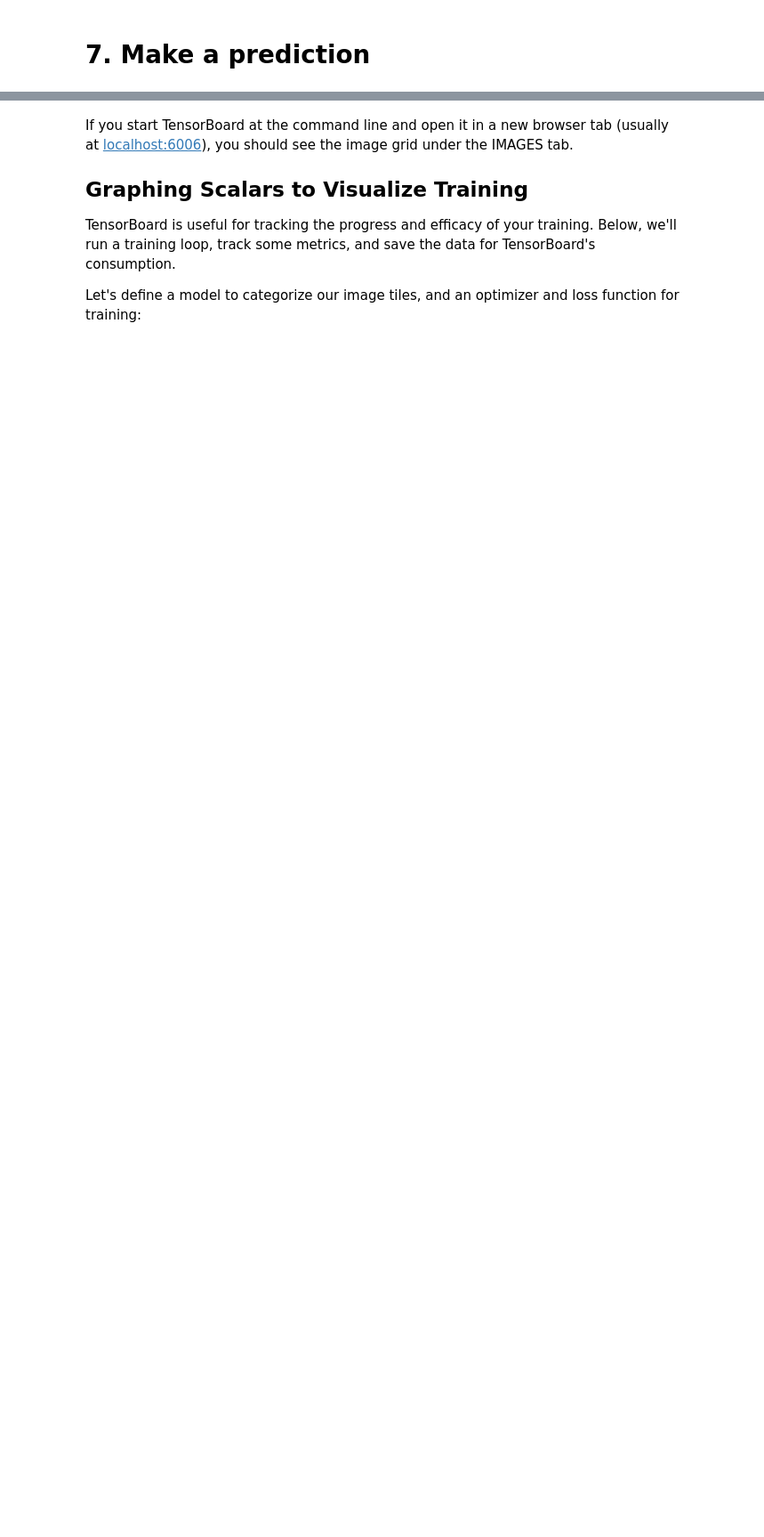
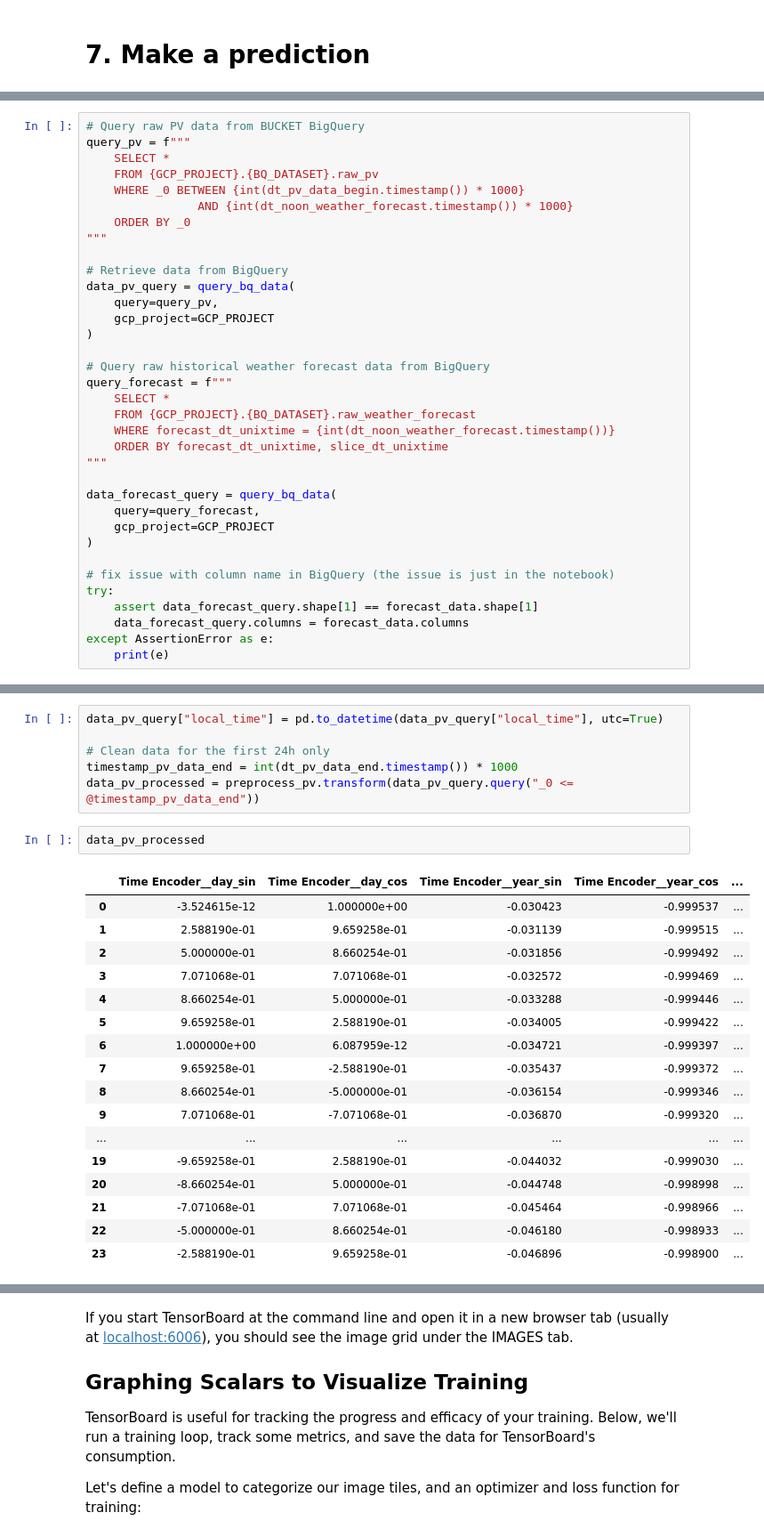
Before and after one commit to jerome-roeser/day-ahead-power-forecast, a Jupyter notebook: notebooks/advanced_power_forecast_pytorch.ipynb, the cells around one changed output, grey strips where cells are left out. Shown: that part at 89% size. Drawn from its saved outputs; the diff is of its cells as text; blank space fills up the shorter version.

```diff
--- a/notebooks/advanced_power_forecast_pytorch.ipynb
+++ b/notebooks/advanced_power_forecast_pytorch.ipynb
@@ -1104,0 +1079,35 @@ RNNModel(
+# %%
+# Query raw PV data from BUCKET BigQuery
+query_pv = f"""
+    SELECT *
+    FROM {GCP_PROJECT}.{BQ_DATASET}.raw_pv
+    WHERE _0 BETWEEN {int(dt_pv_data_begin.timestamp()) * 1000}
+                AND {int(dt_noon_weather_forecast.timestamp()) * 1000}
+    ORDER BY _0
+"""
+
+# Retrieve data from BigQuery
+data_pv_query = query_bq_data(
+    query=query_pv,
+    gcp_project=GCP_PROJECT
+)
+
+# Query raw historical weather forecast data from BigQuery
+query_forecast = f"""
+    SELECT *
+    FROM {GCP_PROJECT}.{BQ_DATASET}.raw_weather_forecast
+    WHERE forecast_dt_unixtime = {int(dt_noon_weather_forecast.timestamp())}
+    ORDER BY forecast_dt_unixtime, slice_dt_unixtime
+"""
+
+data_forecast_query = query_bq_data(
+    query=query_forecast,
+    gcp_project=GCP_PROJECT
+)
+
+# fix issue with column name in BigQuery (the issue is just in the notebook)
+try:
+    assert data_forecast_query.shape[1] == forecast_data.shape[1]
+    data_forecast_query.columns = forecast_data.columns
+except AssertionError as e:
+    print(e)
@@ -1104,0 +1122,26 @@ RNNModel(
+# %%
+data_pv_query["local_time"] = pd.to_datetime(data_pv_query["local_time"], utc=True)
+
+# Clean data for the first 24h only
+timestamp_pv_data_end = int(dt_pv_data_end.timestamp()) * 1000
+data_pv_processed = preprocess_pv.transform(data_pv_query.query("_0 <= @timestamp_pv_data_end"))
+# %%
+data_pv_processed
+# %% [output]
+|  | Time Encoder__day_sin | Time Encoder__day_cos | Time Encoder__year_sin | Time Encoder__year_cos | ... |
+| 0 | -3.524615e-12 | 1.000000e+00 | -0.030423 | -0.999537 | ... |
+| 1 | 2.588190e-01 | 9.659258e-01 | -0.031139 | -0.999515 | ... |
+| 2 | 5.000000e-01 | 8.660254e-01 | -0.031856 | -0.999492 | ... |
+| 3 | 7.071068e-01 | 7.071068e-01 | -0.032572 | -0.999469 | ... |
+| 4 | 8.660254e-01 | 5.000000e-01 | -0.033288 | -0.999446 | ... |
+| 5 | 9.659258e-01 | 2.588190e-01 | -0.034005 | -0.999422 | ... |
+| 6 | 1.000000e+00 | 6.087959e-12 | -0.034721 | -0.999397 | ... |
+| 7 | 9.659258e-01 | -2.588190e-01 | -0.035437 | -0.999372 | ... |
+| 8 | 8.660254e-01 | -5.000000e-01 | -0.036154 | -0.999346 | ... |
+| 9 | 7.071068e-01 | -7.071068e-01 | -0.036870 | -0.999320 | ... |
+| ... | ... | ... | ... | ... | ... |
+| 19 | -9.659258e-01 | 2.588190e-01 | -0.044032 | -0.999030 | ... |
+| 20 | -8.660254e-01 | 5.000000e-01 | -0.044748 | -0.998998 | ... |
+| 21 | -7.071068e-01 | 7.071068e-01 | -0.045464 | -0.998966 | ... |
+| 22 | -5.000000e-01 | 8.660254e-01 | -0.046180 | -0.998933 | ... |
+| 23 | -2.588190e-01 | 9.659258e-01 | -0.046896 | -0.998900 | ... |
```
Also changed, not shown: parts of 32 cells of this notebook, 4 other files.
